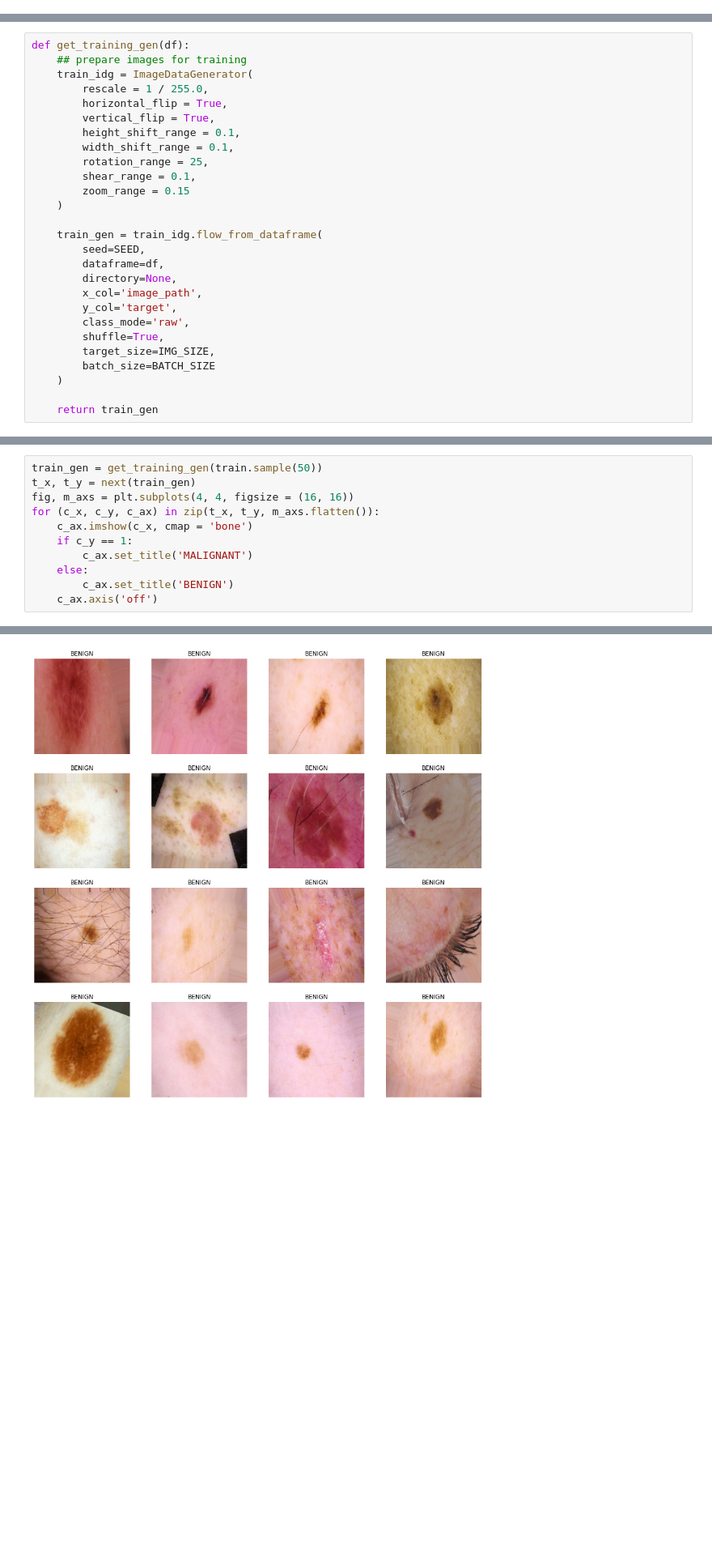
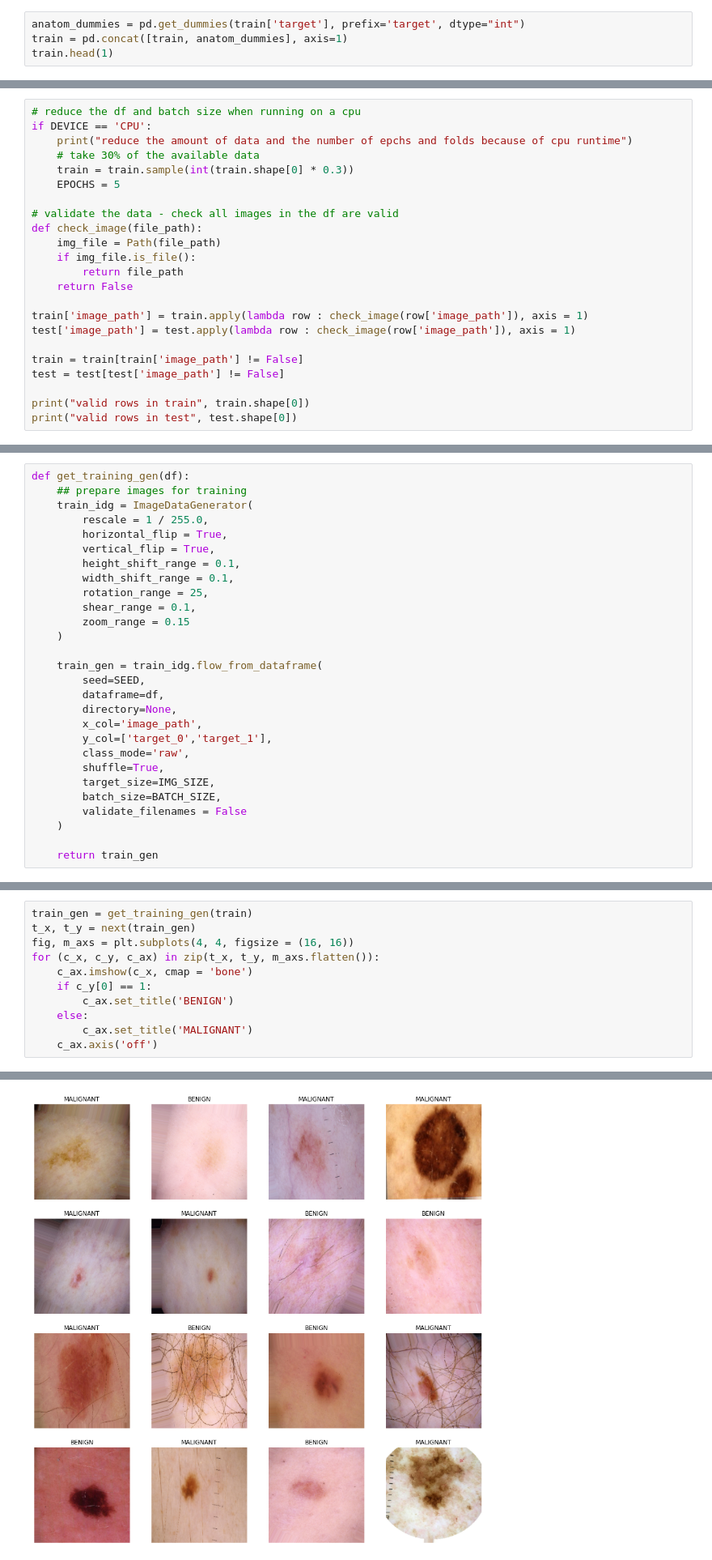
Before and after one commit to SaschaMet/melanoma-classification, a Jupyter notebook: eda.ipynb, the cells around one changed output, grey strips where cells are left out. Shown at 81% size. Cells and saved outputs as stored; diff of their text form; blank space fills up the shorter version.

```diff
--- a/eda.ipynb
+++ b/eda.ipynb
@@ -163 +167,5 @@ rows in train 7592
 rows in test 10982
+# %%
+anatom_dummies = pd.get_dummies(train['target'], prefix='target', dtype="int")
+train = pd.concat([train, anatom_dummies], axis=1)
+train.head(1)
@@ -179 +193,24 @@ anatom_upper extremity     int64
 dtype: object
+# %%
+# reduce the df and batch size when running on a cpu
+if DEVICE == 'CPU':
+    print("reduce the amount of data and the number of epchs and folds because of cpu runtime")
+    # take 30% of the available data
+    train = train.sample(int(train.shape[0] * 0.3))
+    EPOCHS = 5
+
+# validate the data - check all images in the df are valid
+def check_image(file_path):
+    img_file = Path(file_path)
+    if img_file.is_file():
+        return file_path
+    return False
+
+train['image_path'] = train.apply(lambda row : check_image(row['image_path']), axis = 1)
+test['image_path'] = test.apply(lambda row : check_image(row['image_path']), axis = 1)
+
+train = train[train['image_path'] != False]
+test = test[test['image_path'] != False]
+
+print("valid rows in train", train.shape[0])
+print("valid rows in test", test.shape[0])
@@ -196,11 +241,12 @@ def get_training_gen(df):
         dataframe=df,
         directory=None,
         x_col='image_path',
-        y_col='target',
+        y_col=['target_0','target_1'],
         class_mode='raw',
         shuffle=True,
         target_size=IMG_SIZE,
-        batch_size=BATCH_SIZE
+        batch_size=BATCH_SIZE,
+        validate_filenames = False
     )
 
     return train_gen
@@ -222,14 +269,14 @@ def get_validation_gen(df):
 
     return val_gen
 # %%
-train_gen = get_training_gen(train.sample(50))
+train_gen = get_training_gen(train)
 t_x, t_y = next(train_gen)
 fig, m_axs = plt.subplots(4, 4, figsize = (16, 16))
 for (c_x, c_y, c_ax) in zip(t_x, t_y, m_axs.flatten()):
     c_ax.imshow(c_x, cmap = 'bone')
-    if c_y == 1:
+    if c_y[0] == 1:
+        c_ax.set_title('BENIGN')
+    else:
         c_ax.set_title('MALIGNANT')
-    else:
-        c_ax.set_title('BENIGN')
     c_ax.axis('off')
 # %% [output]
@@ -237,4 +284,4 @@ Found 22 validated image filenames.
-[figure, old version]
+[figure, new version]
 # %%
 def save_history(history, timestamp):
     """Helper function to save a png image of the loss and accuracy
```
Also changed, not shown: parts of 32 cells of this notebook, 2 other files.
